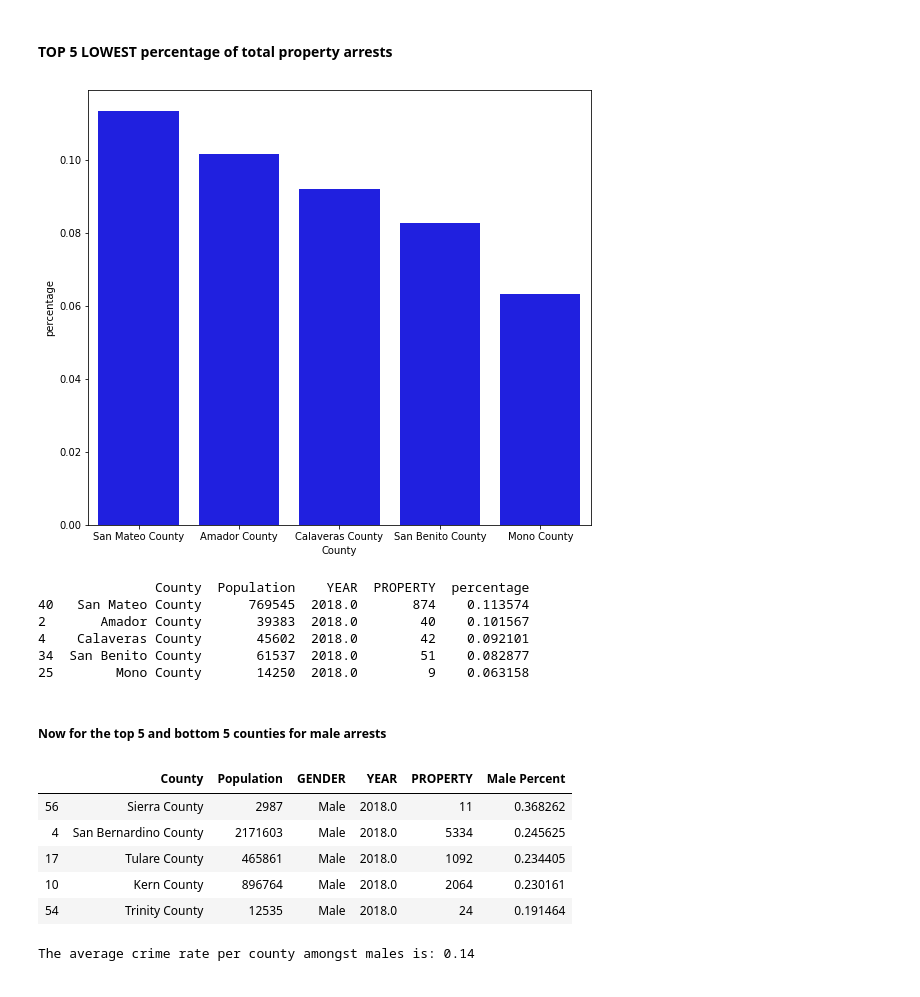
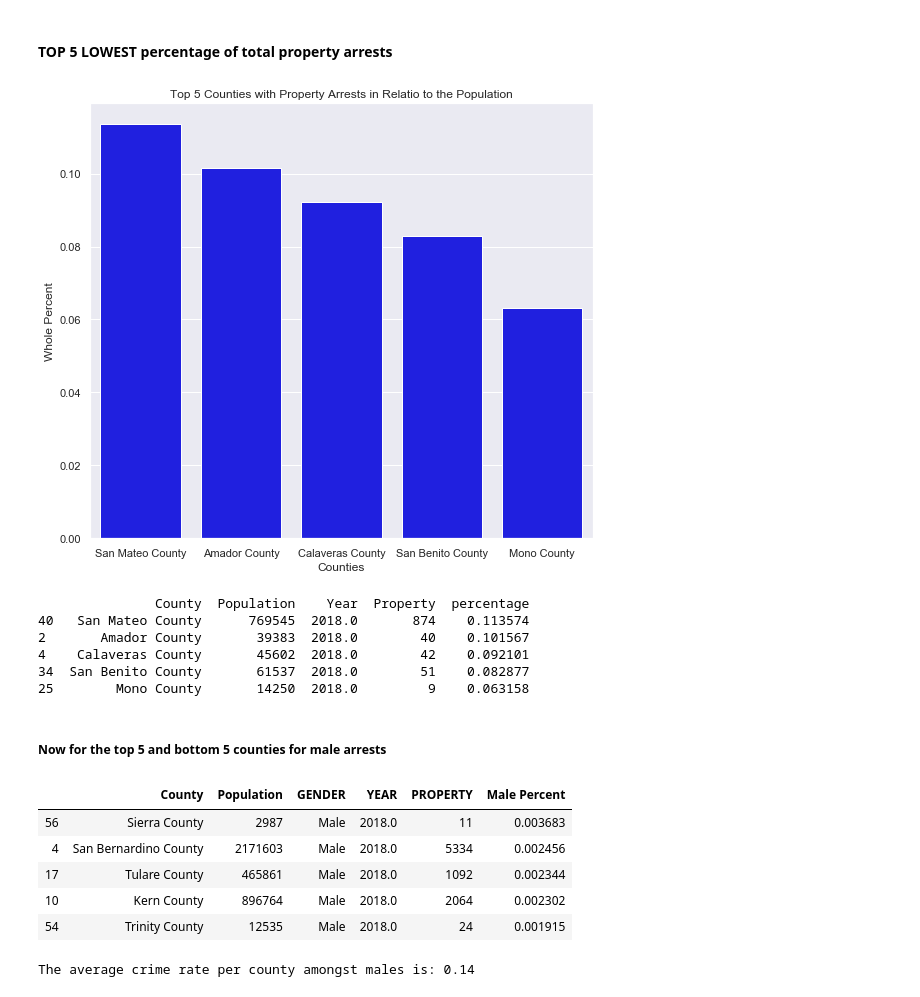
Before and after one commit to joseh4/Testing-the-link-between-fast-food-restaurants-and-property-crime-in-CA, a Jupyter notebook: master-notebook-crime.ipynb, the cells around one changed output. Saved outputs shown, nothing was run; the diff lists cells and outputs as text; code cells hidden in the pictures.

```diff
--- a/master-notebook-crime.ipynb
+++ b/master-notebook-crime.ipynb
@@ -243,9 +242,10 @@ container.drop(columns = ['Rank'], inplace=True)
 combined_table = container.join(county_crime.set_index('COUNTY'), on = 'County')
 combined_table = combined_table.drop(58, axis=0)
 combined_table = combined_table.astype({'Population':int, 'PROPERTY':int})
-percentage = (combined_table['PROPERTY']/combined_table['Population'])*100
+percentage = (combined_table['PROPERTY']/combined_table['Population'])
 combined_table['percentage'] = percentage
 combined_table = combined_table.groupby(['County']).sum().reset_index()
 combined_table = combined_table.sort_values('percentage', ascending = False)
+combined_table.rename(columns = {'YEAR':'Year', 'PROPERTY':'Property'}, inplace = True)
 combined_table
 # %% [output]
@@ -292,17 +304,20 @@ print(top_5)
 # %%
 smc = combined_table[combined_table['County'] == 'San Mateo County']
 ac = combined_table[combined_table['County'] == 'Amador County']
 cc = combined_table[combined_table['County'] == 'Calaveras County']
 sbc = combined_table[combined_table['County'] == 'San Benito County']
 mc = combined_table[combined_table['County'] == 'Mono County']
 bot_5 = pd.concat([smc, ac, cc, sbc, mc])
 plt.figure(figsize = (9,8))
 sns.barplot(y = 'percentage', x ='County', data = bot_5, color = 'blue')
+plt.ylabel('Whole Percent')
+plt.xlabel('Counties')
+plt.title('Top 5 Counties with Property Arrests in Relatio to the Population')
 plt.show()
 print(bot_5)
 # %% [output]
-[figure, old version]
+[figure, new version]
-               County  Population    YEAR  PROPERTY  percentage
+               County  Population    Year  Property  percentage
 40   San Mateo County      769545  2018.0       874    0.113574
 2       Amador County       39383  2018.0        40    0.101567
 4    Calaveras County       45602  2018.0        42    0.092101
@@ -317,20 +332,21 @@ top_male_counties= container.join(male_crimes.set_index('COUNTY'), on = 'County'
 top_male_counties = top_male_counties.drop(58, axis = 0)
 
 top_male_counties = top_male_counties.astype({'PROPERTY':int, 'Population':int})
-male_percent = (top_male_counties['PROPERTY']/top_male_counties['Population'])*100
+male_percent = (top_male_counties['PROPERTY']/top_male_counties['Population'])
 top_male_counties['Male Percent'] = male_percent
 
-top_5_male_counties = top_male_counties.sort_values('Male Percent', ascending = False)
-male_avg = top_5_male_counties['Male Percent'].mean()
+top_male_counties = top_male_counties.sort_values('Male Percent', ascending = False)
+male_avg = top_male_counties['Male Percent'].mean()
 
-top_5_male_counties.head()
+top_5_male_counties = top_male_counties[:5]
+top_5_male_counties
 # %% [output]
 |  | County | Population | GENDER | YEAR | PROPERTY | Male Percent |
-| 56 | Sierra County | 2987 | Male | 2018.0 | 11 | 0.368262 |
-| 4 | San Bernardino County | 2171603 | Male | 2018.0 | 5334 | 0.245625 |
-| 17 | Tulare County | 465861 | Male | 2018.0 | 1092 | 0.234405 |
-| 10 | Kern County | 896764 | Male | 2018.0 | 2064 | 0.230161 |
-| 54 | Trinity County | 12535 | Male | 2018.0 | 24 | 0.191464 |
+| 56 | Sierra County | 2987 | Male | 2018.0 | 11 | 0.003683 |
+| 4 | San Bernardino County | 2171603 | Male | 2018.0 | 5334 | 0.002456 |
+| 17 | Tulare County | 465861 | Male | 2018.0 | 1092 | 0.002344 |
+| 10 | Kern County | 896764 | Male | 2018.0 | 2064 | 0.002302 |
+| 54 | Trinity County | 12535 | Male | 2018.0 | 24 | 0.001915 |
 # %%
 print(f'The average crime rate per county amongst males is: {round(male_avg, 2)}')
 # %% [output]
```
Also changed, not shown: parts of 28 cells of this notebook, 3 other files.
